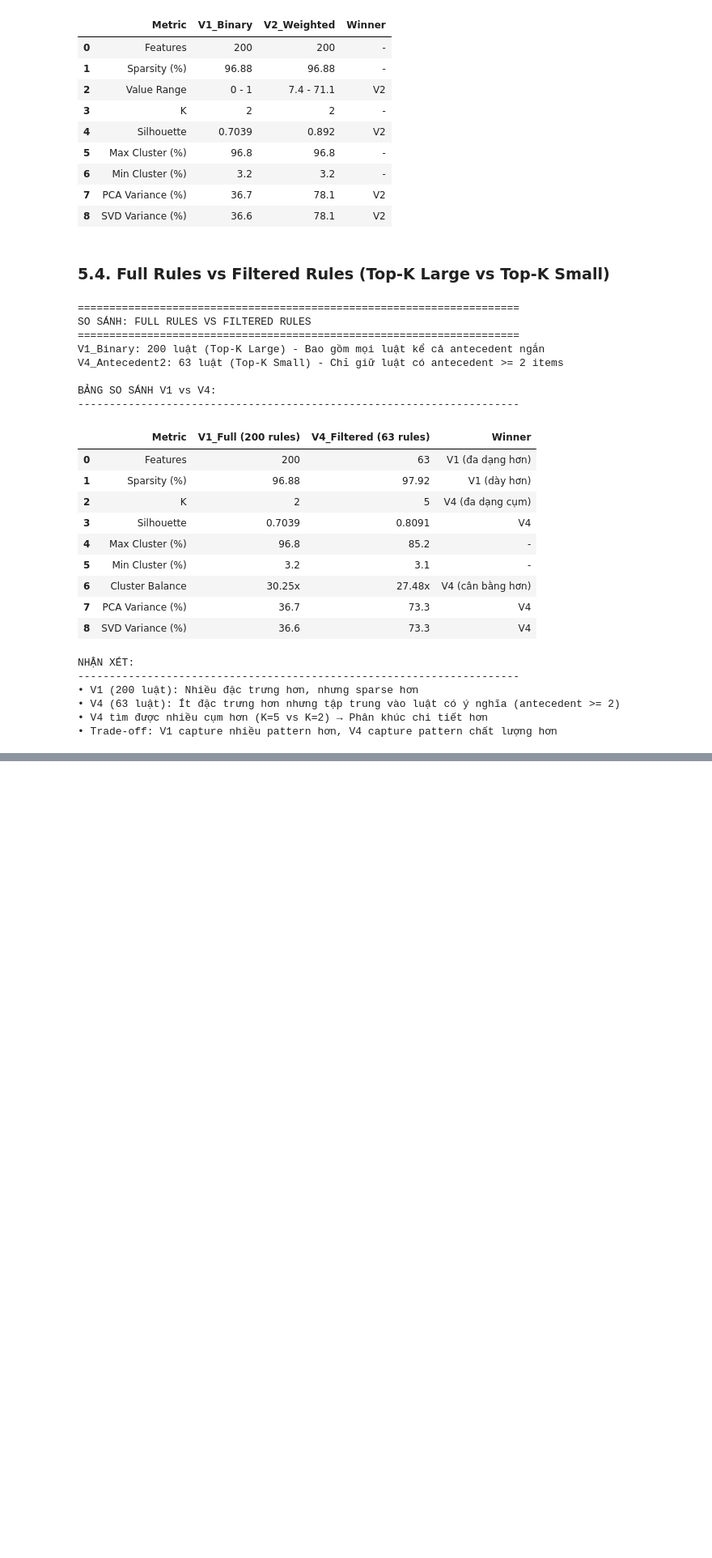
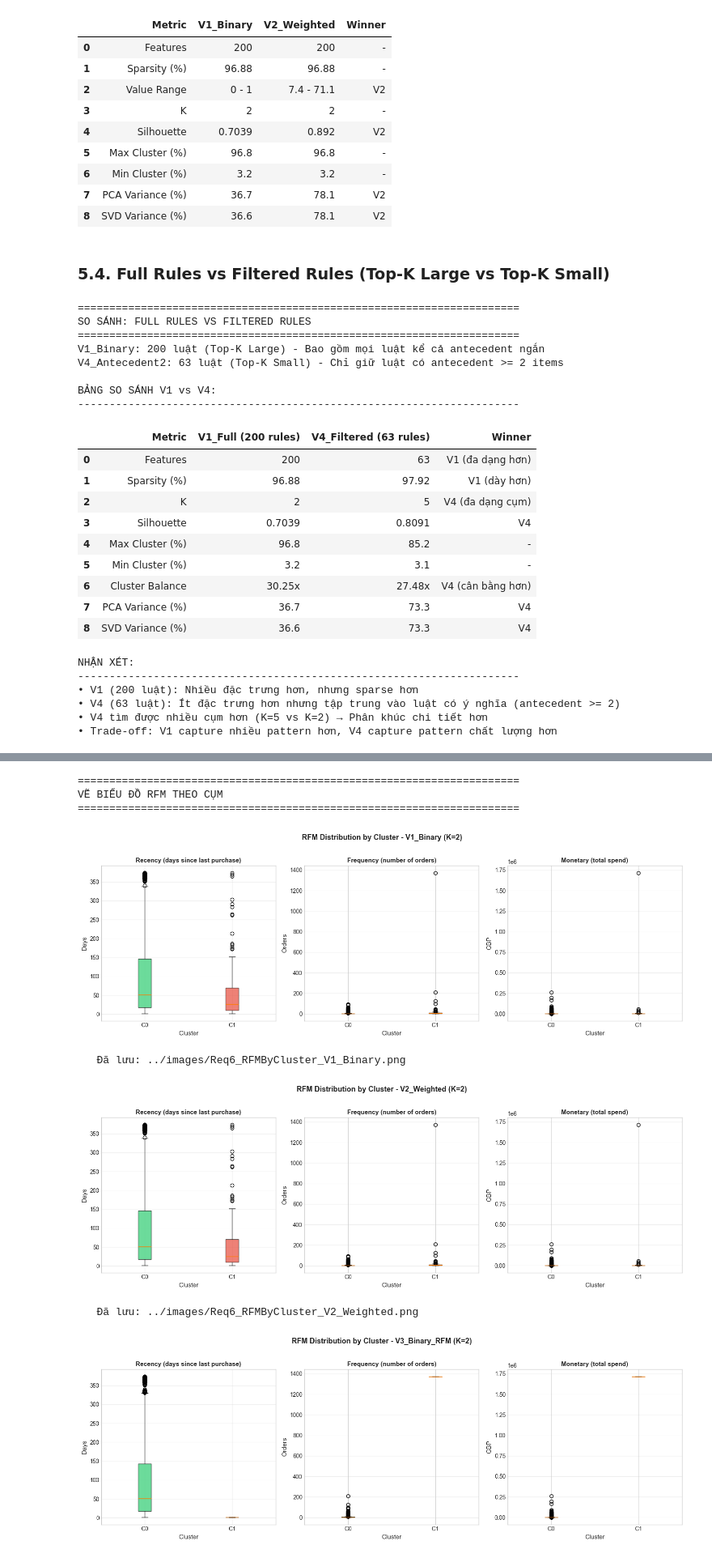
Before and after one commit to ThanhTung-KHMT-1701/ShopCluster, a Jupyter notebook: notebooks/ShopCluster.ipynb, the cells around one changed output, grey strips where cells are left out. Shown at 81% size. Cells and saved outputs as stored; diff of their text form; code cells hidden in the pictures; blank space fills up the shorter version.

```diff
--- a/notebooks/ShopCluster.ipynb
+++ b/notebooks/ShopCluster.ipynb
@@ -4493,0 +4835,80 @@ NHẬN XÉT:
+# %%
+# =============================================================================
+# 6.3.2. VẼ BIỂU ĐỒ RFM BOX PLOT THEO CỤM
+# =============================================================================
+# Vẽ box plot RFM cho từng variant
+
+print("="*70)
+print("VẼ BIỂU ĐỒ RFM THEO CỤM")
+print("="*70)
+
+# Vẽ cho từng variant
+for variant, df in master_data.items():
+    cluster_col = 'Cluster'
+    if cluster_col not in df.columns:
+        cluster_cols = [c for c in df.columns if 'cluster' in c.lower()]
+        if cluster_cols:
+            cluster_col = cluster_cols[0]
+
+    if 'Recency' not in df.columns:
+        print(f"   {variant}: Không có RFM data, bỏ qua")
+        continue
+
+    k = df[cluster_col].nunique()
+
+    fig, axes = plt.subplots(1, 3, figsize=(15, 5))
+
+    colors_box = ['#2ecc71', '#e74c3c', '#3498db', '#f39c12', '#9b59b6'][:k]
+
+    # Recency
+    box_data_r = [df[df[cluster_col] == c]['Recency'].values for c in sorted(df[cluster_col].unique())]
+    bp1 = axes[0].boxplot(box_data_r, patch_artist=True, labels=[f'C{c}' for c in sorted(df[cluster_col].unique())])
+    for patch, color in zip(bp1['boxes'], colors_box):
+        patch.set_facecolor(color)
+        patch.set_alpha(0.7)
+    axes[0].set_xlabel('Cluster', fontsize=11)
+    axes[0].set_ylabel('Days', fontsize=11)
+    axes[0].set_title('Recency (days since last purchase)', fontsize=11, fontweight='bold')
+    axes[0].grid(axis='y', alpha=0.3)
+
+    # Frequency
+    box_data_f = [df[df[cluster_col] == c]['Frequency'].values for c in sorted(df[cluster_col].unique())]
+    bp2 = axes[1].boxplot(box_data_f, patch_artist=True, labels=[f'C{c}' for c in sorted(df[cluster_col].unique())])
+    for patch, color in zip(bp2['boxes'], colors_box):
+        patch.set_facecolor(color)
+        patch.set_alpha(0.7)
+    axes[1].set_xlabel('Cluster', fontsize=11)
+    axes[1].set_ylabel('Orders', fontsize=11)
+    axes[1].set_title('Frequency (number of orders)', fontsize=11, fontweight='bold')
+    axes[1].grid(axis='y', alpha=0.3)
+
+    # Monetary
+    box_data_m = [df[df[cluster_col] == c]['Monetary'].values for c in sorted(df[cluster_col].unique())]
+    bp3 = axes[2].boxplot(box_data_m, patch_artist=True, labels=[f'C{c}' for c in sorted(df[cluster_col].unique())])
+    for patch, color in zip(bp3['boxes'], colors_box):
+        patch.set_facecolor(color)
+        patch.set_alpha(0.7)
+    axes[2].set_xlabel('Cluster', fontsize=11)
+    axes[2].set_ylabel('GBP', fontsize=11)
+    axes[2].set_title('Monetary (total spend)', fontsize=11, fontweight='bold')
+    axes[2].grid(axis='y', alpha=0.3)
+
+    plt.suptitle(f'RFM Distribution by Cluster - {variant} (K={k})', fontsize=13, fontweight='bold', y=1.02)
+    plt.tight_layout()
+
+    # Lưu biểu đồ
+    output_file = f'../images/Req6_RFMByCluster_{variant}.png'
+    plt.savefig(output_file, dpi=150, bbox_inches='tight', facecolor='white')
+    plt.show()
+    print(f"   Đã lưu: {output_file}")
+
+print("\nHoàn thành vẽ biểu đồ RFM!")
+# %% [output]
+======================================================================
+VẼ BIỂU ĐỒ RFM THEO CỤM
+======================================================================
+[figure, added]
+   Đã lưu: ../images/Req6_RFMByCluster_V1_Binary.png
+[figure, added]
+   Đã lưu: ../images/Req6_RFMByCluster_V2_Weighted.png
+[figure, added]
```
Also changed, not shown: parts of 19 cells of this notebook, 16 other files.
